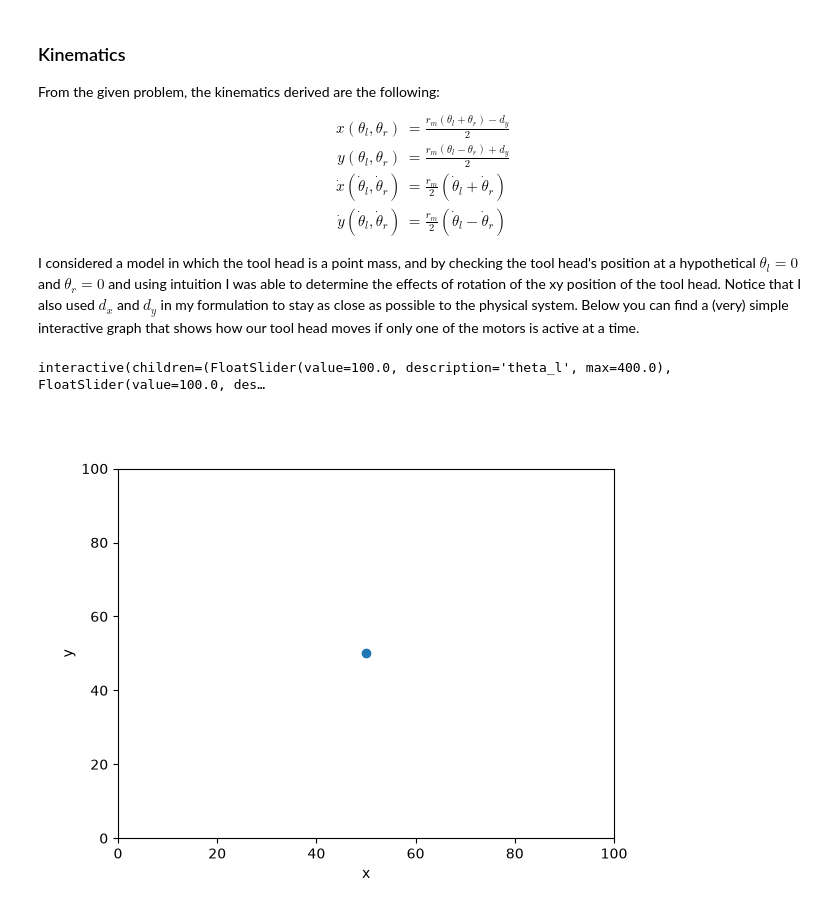
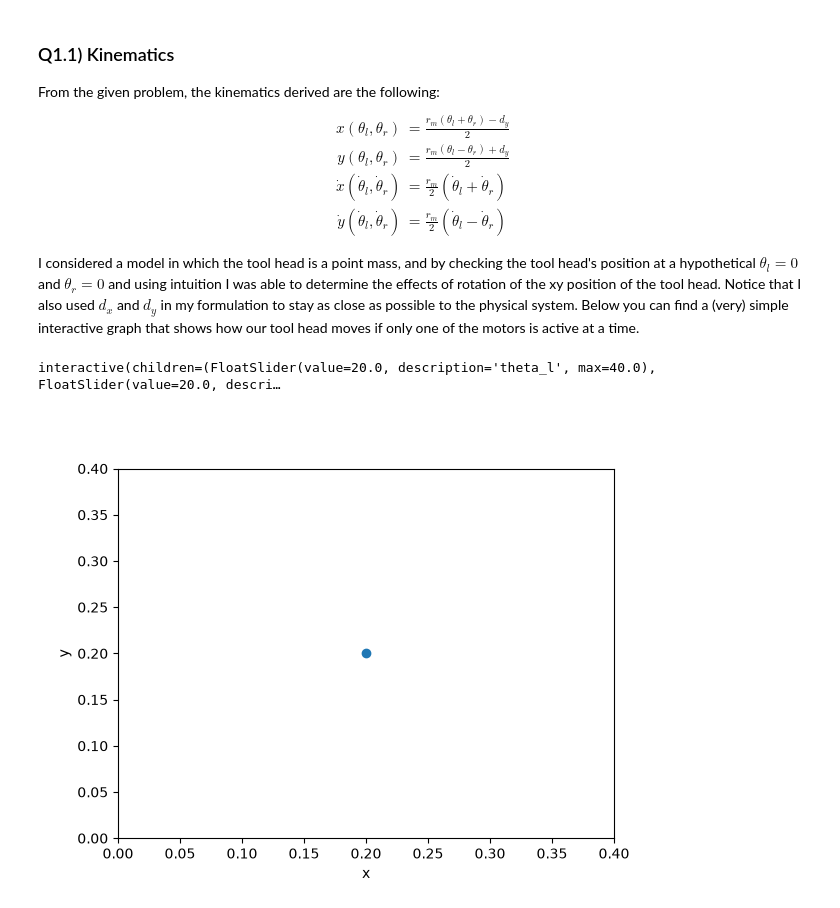
Before and after one commit to MatteoLuca5/mini-proj-MoDS, a Jupyter notebook: Mini-proj.ipynb, the cells around one changed output. Cells and saved outputs as stored; diff of their text form; code cells hidden in the pictures.

```diff
--- a/Mini-proj.ipynb
+++ b/Mini-proj.ipynb
@@ -10,5 +18,7 @@ import scipy.interpolate as spintp
+# %%
+p = Params()
 # %% [markdown]
-### Kinematics
+### Q1.1) Kinematics
 From the given problem, the kinematics derived are the following:
 $$
 \begin{aligned}
@@ -22,43 +32,40 @@ $$
 I considered a model in which the tool head is a point mass, and by checking the tool head's position at a hypothetical $\theta_l = 0$ and $\theta_r = 0$ and using intuition I was able to determine the effects of rotation of the xy position of the tool head. Notice that I also used $d_x$ and $d_y$ in my formulation to stay as close as possible to the physical system. Below you can find a (very) simple interactive graph that shows how our tool head moves if only one of the motors is active at a time.
 # %%
 def calculate_position(theta_l, theta_r, d_x, d_y, r_m):
-    x = ((r_m * (theta_l + theta_r) - d_y)) / 2
+    x = ((r_m * (theta_l + theta_r))) / 2
     y = ((r_m * (theta_l - theta_r) + d_y)) / 2
 
     return x, y
 # %%
 # Here I define my static variables. They can be changed but are chosen for convenience in plotting
 # I am trying to keep the plots as general and customizable as possible!
-d_x = 100.0
-d_y = 100.0
-theta_l_init = 100.0
-theta_r_init = 100.0
-r_m = 1.0
+theta_l_init = 20.0
+theta_r_init = 20.0
 
-x, y = calculate_position(theta_l_init, theta_r_init, d_x, d_y, r_m)
+x, y = calculate_position(theta_l_init, theta_r_init, p.dx, p.dx, p.r_m)
 
 fig, ax = plt.subplots()
 
-ax.set(xlim=(0, d_x), ylim=(0, d_y))
+ax.set(xlim=(0, p.dx), ylim=(0, p.dx))
 ax.set_xlabel("x")
 ax.set_ylabel("y")
 
 plot = ax.scatter(x, y) # Create INITIAL scatter plot
 
 @widgets.interact(
-    theta_l=widgets.FloatSlider(min=0.0, max=400.0, value=theta_l_init, step=0.1),
-    theta_r=widgets.FloatSlider(min=0.0, max=400.0, value=theta_r_init, step=0.1)
+    theta_l=widgets.FloatSlider(min=0.0, max=40.0, value=theta_l_init, step=0.1),
+    theta_r=widgets.FloatSlider(min=0.0, max=40.0, value=theta_r_init, step=0.1)
 )
 def update_position(theta_l, theta_r):
 
-    x, y = calculate_position(theta_l, theta_r, d_x, d_y, r_m)
+    x, y = calculate_position(theta_l, theta_r, p.dx, p.dy, p.r_m)
 
     print(x, y)
 
     plot.set_offsets([[x, y]])
 
     fig.canvas.draw_idle()
 # %% [output]
-interactive(children=(FloatSlider(value=100.0, description='theta_l', max=400.0), FloatSlider(value=100.0, des…
+interactive(children=(FloatSlider(value=20.0, description='theta_l', max=40.0), FloatSlider(value=20.0, descri…
-[figure, old version]
+[figure, new version]
 # %% [markdown]
```
Also changed, not shown: parts of 26 cells of this notebook, 2 other files.
